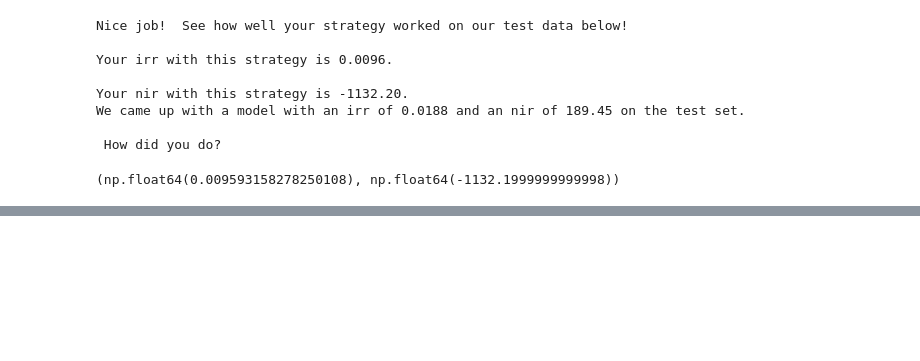
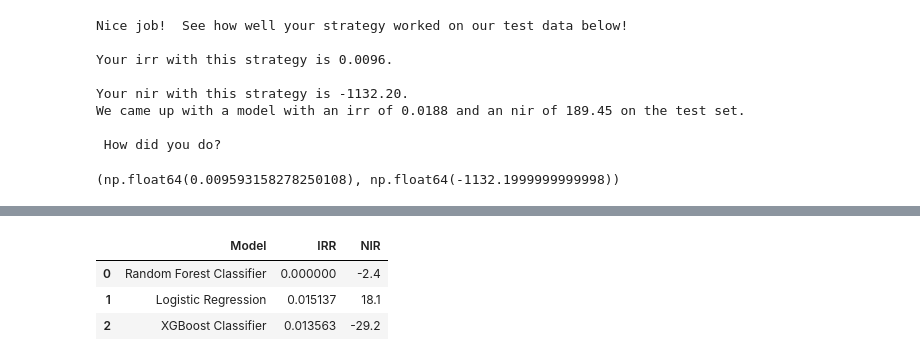
Before and after one commit to RobinWesselmann/Udacity_DataScientist_Class, a Jupyter notebook: 05_Project_AB_Testing_Starbucks/src/Starbucks.ipynb, the cells around one changed output, grey strips where cells are left out. Cells and saved outputs as stored; diff of their text form; code cells hidden in the pictures; blank space fills up the shorter version.

```diff
--- a/05_Project_AB_Testing_Starbucks/src/Starbucks.ipynb
+++ b/05_Project_AB_Testing_Starbucks/src/Starbucks.ipynb
@@ -457,0 +476,3 @@ We came up with a model with an irr of 0.0188 and an nir of 189.45 on the test s
+# %%
+promotion_ = train_data[train_data["Promotion"] == "Yes"]
+no_promotion_ = train_data[train_data["Promotion"] == "No"]
@@ -457,0 +511,7 @@ We came up with a model with an irr of 0.0188 and an nir of 189.45 on the test s
+# %%
+# define results for storing model baselines
+results = {
+    "Model": [],
+    "IRR": [],
+    "NIR": []
+}
@@ -457,0 +544,16 @@ We came up with a model with an irr of 0.0188 and an nir of 189.45 on the test s
+# %%
+#logistic regression
+def promotion_strategy(df):
+    y_pred = lr.predict(df)
+
+    # use numpy.where to replace 1 with "Yes", else with "No"
+    promotion = np.where(y_pred == 1, "Yes", "No")
+
+    return promotion
+
+print("------------------Logistic Regression Baseline------------------")
+
+irr, nir = test_results(promotion_strategy)
+results["Model"].append("Logistic Regression")
+results["IRR"].append(irr)
+results["NIR"].append(nir)
@@ -457,0 +570,16 @@ We came up with a model with an irr of 0.0188 and an nir of 189.45 on the test s
+# %%
+# baseline of XGBoost Classifier
+def promotion_strategy(df):
+    y_pred = xgb_clf.predict(df)
+
+    # use numpy.where to replace 1 with "Yes", else with "No"
+    promotion = np.where(y_pred == 1, "Yes", "No")
+
+    return promotion
+
+print("------------------XGB Classifier Baseline------------------")
+
+irr, nir = test_results(promotion_strategy)
+results["Model"].append("XGBoost Classifier")
+results["IRR"].append(irr)
+results["NIR"].append(nir)
@@ -458,3 +596,11 @@ We came up with a model with an irr of 0.0188 and an nir of 189.45 on the test s
+# %%
+results_df = pd.DataFrame(results)
+results_df
+# %% [output]
+|  | Model | IRR | NIR |
+| 0 | Random Forest Classifier | 0.000000 | -2.4 |
+| 1 | Logistic Regression | 0.015137 | 18.1 |
+| 2 | XGBoost Classifier | 0.013563 | -29.2 |
 # %%
 def promotion_strategy(df):
     '''
```
Also changed, not shown: parts of 13 cells of this notebook, 7 other files.
